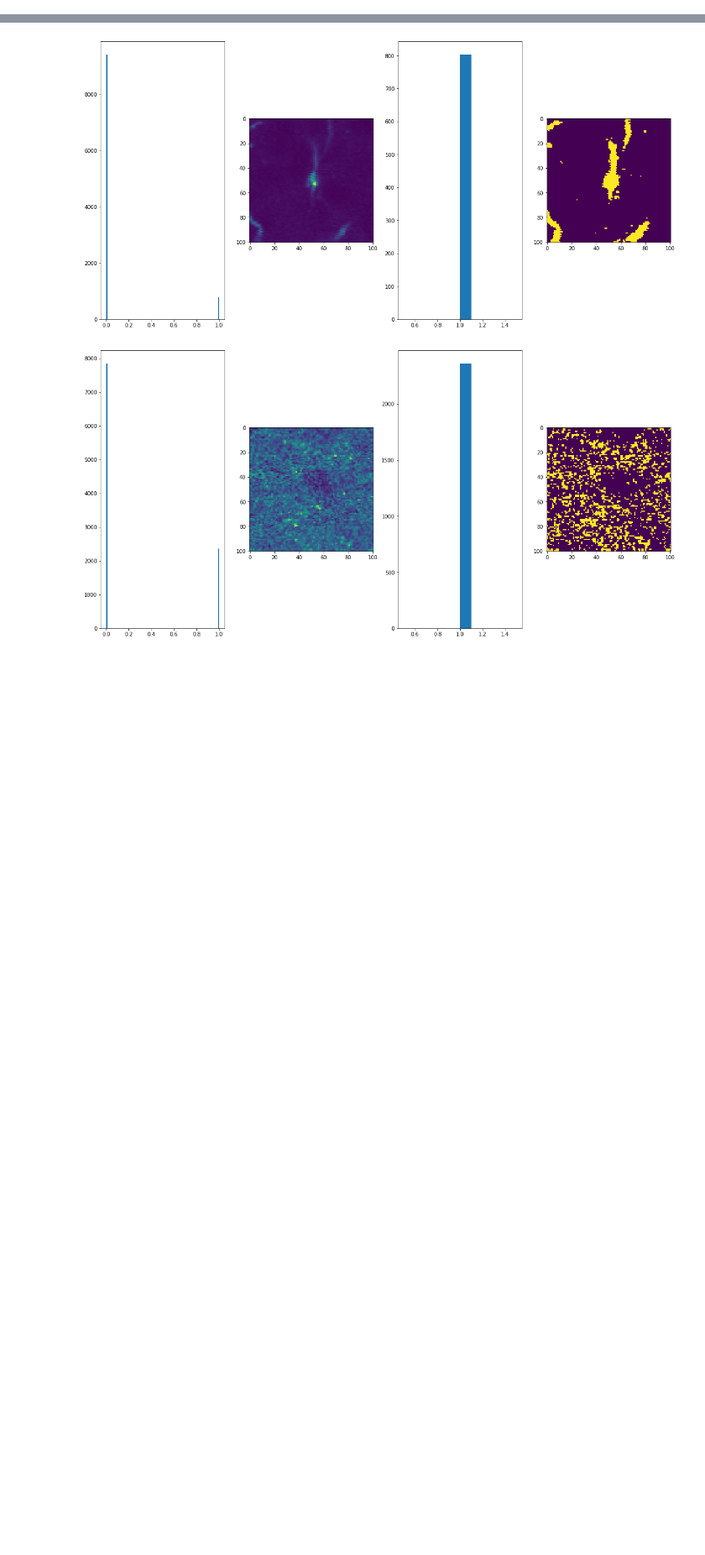
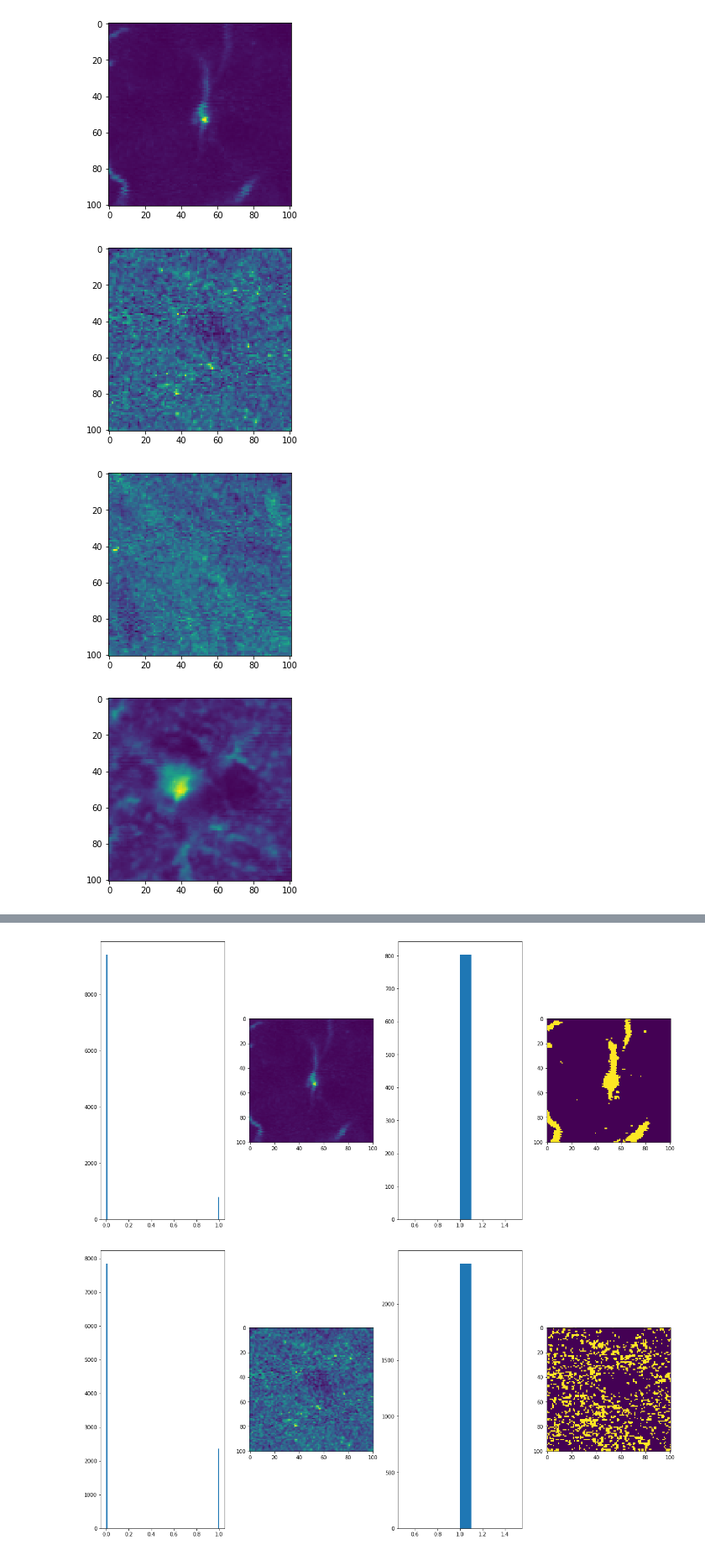
Before and after one commit to jtrieu2/mouselit, a Jupyter notebook: bijan/mouse_test/binary mask.ipynb, the cells around one changed output, grey strips where cells are left out. Shown at 84% size. Drawn from its saved outputs; the diff is of its cells as text; code cells hidden in the pictures; blank space fills up the shorter version.

```diff
--- a/bijan/mouse_test/binary mask.ipynb
+++ b/bijan/mouse_test/binary mask.ipynb
@@ -13,0 +55,12 @@ flats = [np.array(i).flatten() for i in image_list]
+# %%
+import numpy as np
+for i in image_list:
+    fig, ax = plt.subplots()
+    ax.imshow(np.array(i))
+#ax.plot(50, 50, 'ro')
+plt.show()
+# %% [output]
+[figure, added]
+[figure, added]
+[figure, added]
+[figure, added]
```
Also changed, not shown: parts of 9 cells of this notebook, 4 other files.
